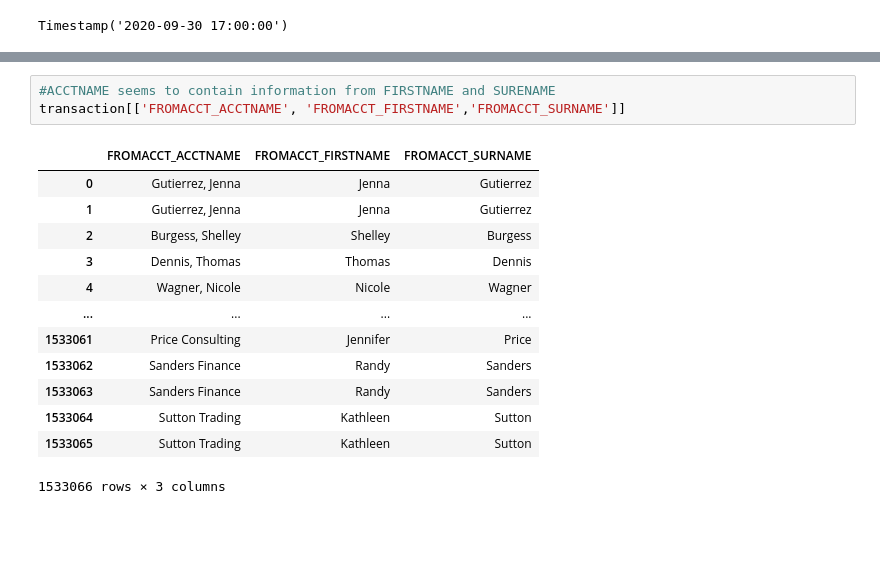
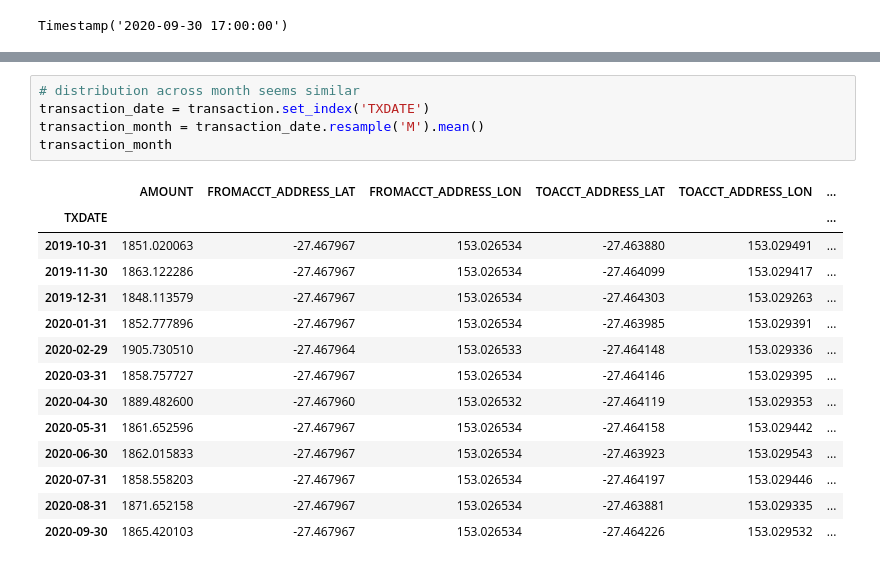
Before and after one commit to sindhri/anomaly2020, a Jupyter notebook: anomaly2020_visualization.ipynb, the cells around one changed output, grey strips where cells are left out. Cells and saved outputs as stored; diff of their text form; blank space fills up the shorter version.

```diff
--- a/anomaly2020_visualization.ipynb
+++ b/anomaly2020_visualization.ipynb
@@ -405,17 +394,20 @@ array([[<AxesSubplot:title={'center':'count_total'}>]], dtype=object)
-# %%
-#ACCTNAME seems to contain information from FIRSTNAME and SURENAME
-transaction[['FROMACCT_ACCTNAME', 'FROMACCT_FIRSTNAME','FROMACCT_SURNAME']]
-# %% [output]
-|  | FROMACCT_ACCTNAME | FROMACCT_FIRSTNAME | FROMACCT_SURNAME |
-| 0 | Gutierrez, Jenna | Jenna | Gutierrez |
-| 1 | Gutierrez, Jenna | Jenna | Gutierrez |
-| 2 | Burgess, Shelley | Shelley | Burgess |
-| 3 | Dennis, Thomas | Thomas | Dennis |
-| 4 | Wagner, Nicole | Nicole | Wagner |
-| ... | ... | ... | ... |
-| 1533061 | Price Consulting | Jennifer | Price |
-| 1533062 | Sanders Finance | Randy | Sanders |
-| 1533063 | Sanders Finance | Randy | Sanders |
-| 1533064 | Sutton Trading | Kathleen | Sutton |
-| 1533065 | Sutton Trading | Kathleen | Sutton |
-1533066 rows × 3 columns
+# %%
+# distribution across month seems similar
+transaction_date = transaction.set_index('TXDATE')
+transaction_month = transaction_date.resample('M').mean()
+transaction_month
+# %% [output]
+|  | AMOUNT | FROMACCT_ADDRESS_LAT | FROMACCT_ADDRESS_LON | TOACCT_ADDRESS_LAT | TOACCT_ADDRESS_LON | ... |
+| TXDATE |  |  |  |  |  | ... |
+| 2019-10-31 | 1851.020063 | -27.467967 | 153.026534 | -27.463880 | 153.029491 | ... |
+| 2019-11-30 | 1863.122286 | -27.467967 | 153.026534 | -27.464099 | 153.029417 | ... |
+| 2019-12-31 | 1848.113579 | -27.467967 | 153.026534 | -27.464303 | 153.029263 | ... |
+| 2020-01-31 | 1852.777896 | -27.467967 | 153.026534 | -27.463985 | 153.029391 | ... |
+| 2020-02-29 | 1905.730510 | -27.467964 | 153.026533 | -27.464148 | 153.029336 | ... |
+| 2020-03-31 | 1858.757727 | -27.467967 | 153.026534 | -27.464146 | 153.029395 | ... |
+| 2020-04-30 | 1889.482600 | -27.467960 | 153.026532 | -27.464119 | 153.029353 | ... |
+| 2020-05-31 | 1861.652596 | -27.467967 | 153.026534 | -27.464158 | 153.029442 | ... |
+| 2020-06-30 | 1862.015833 | -27.467967 | 153.026534 | -27.463923 | 153.029543 | ... |
+| 2020-07-31 | 1858.558203 | -27.467967 | 153.026534 | -27.464197 | 153.029446 | ... |
+| 2020-08-31 | 1871.652158 | -27.467967 | 153.026534 | -27.463881 | 153.029335 | ... |
+| 2020-09-30 | 1865.420103 | -27.467967 | 153.026534 | -27.464226 | 153.029532 | ... |
```
Also changed, not shown: parts of 15 cells of this notebook.
